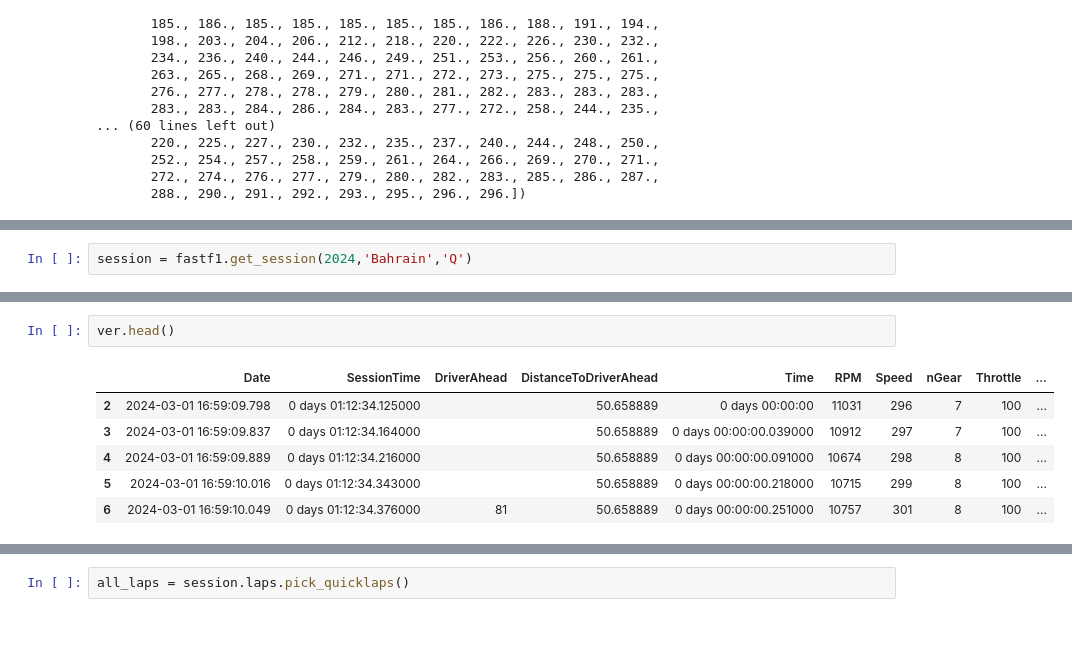
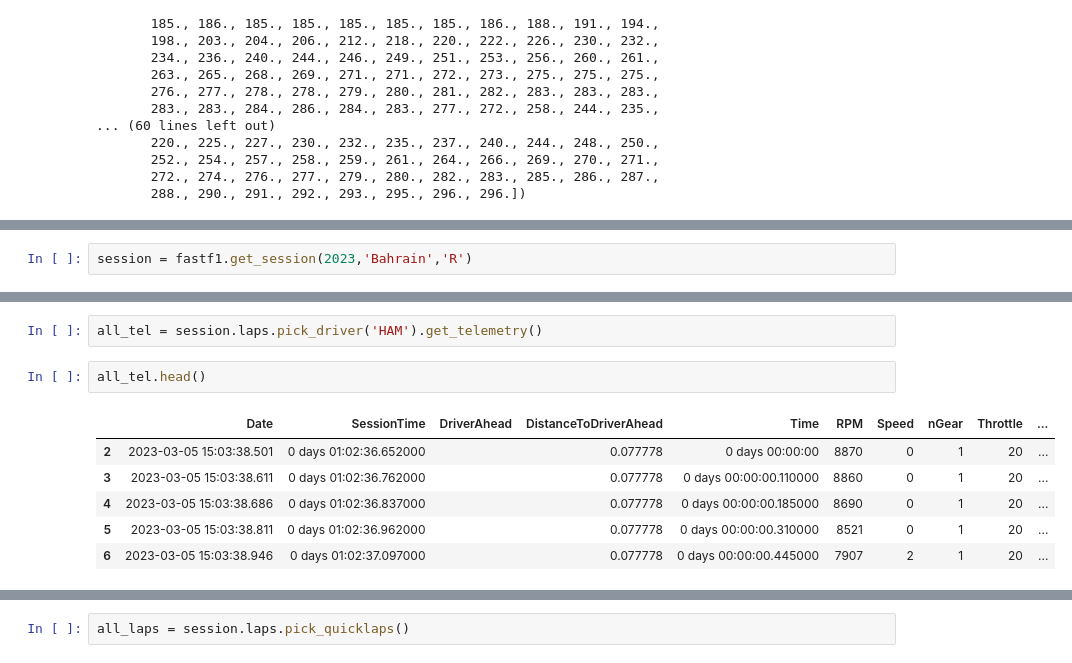
Before and after one commit to srikrishnaa97/F1-data-analysis, a Jupyter notebook: f1_data_analysis.ipynb, the cells around one changed output, grey strips where cells are left out. Drawn from its saved outputs; the diff is of its cells as text; blank space fills up the shorter version.

```diff
--- a/f1_data_analysis.ipynb
+++ b/f1_data_analysis.ipynb
@@ -785,2 +950,2 @@ fastf1.__version__
 # %%
-session = fastf1.get_session(2024,'Bahrain','Q')
+session = fastf1.get_session(2023,'Bahrain','R')
@@ -867,9 +1003,11 @@ lec.head()
+# %%
+all_tel = session.laps.pick_driver('HAM').get_telemetry()
 # %%
-ver.head()
+all_tel.head()
 # %% [output]
 |  | Date | SessionTime | DriverAhead | DistanceToDriverAhead | Time | RPM | Speed | nGear | Throttle | ... |
-| 2 | 2024-03-01 16:59:09.798 | 0 days 01:12:34.125000 |  | 50.658889 | 0 days 00:00:00 | 11031 | 296 | 7 | 100 | ... |
-| 3 | 2024-03-01 16:59:09.837 | 0 days 01:12:34.164000 |  | 50.658889 | 0 days 00:00:00.039000 | 10912 | 297 | 7 | 100 | ... |
-| 4 | 2024-03-01 16:59:09.889 | 0 days 01:12:34.216000 |  | 50.658889 | 0 days 00:00:00.091000 | 10674 | 298 | 8 | 100 | ... |
-| 5 | 2024-03-01 16:59:10.016 | 0 days 01:12:34.343000 |  | 50.658889 | 0 days 00:00:00.218000 | 10715 | 299 | 8 | 100 | ... |
-| 6 | 2024-03-01 16:59:10.049 | 0 days 01:12:34.376000 | 81 | 50.658889 | 0 days 00:00:00.251000 | 10757 | 301 | 8 | 100 | ... |
+| 2 | 2023-03-05 15:03:38.501 | 0 days 01:02:36.652000 |  | 0.077778 | 0 days 00:00:00 | 8870 | 0 | 1 | 20 | ... |
+| 3 | 2023-03-05 15:03:38.611 | 0 days 01:02:36.762000 |  | 0.077778 | 0 days 00:00:00.110000 | 8860 | 0 | 1 | 20 | ... |
+| 4 | 2023-03-05 15:03:38.686 | 0 days 01:02:36.837000 |  | 0.077778 | 0 days 00:00:00.185000 | 8690 | 0 | 1 | 20 | ... |
+| 5 | 2023-03-05 15:03:38.811 | 0 days 01:02:36.962000 |  | 0.077778 | 0 days 00:00:00.310000 | 8521 | 0 | 1 | 20 | ... |
+| 6 | 2023-03-05 15:03:38.946 | 0 days 01:02:37.097000 |  | 0.077778 | 0 days 00:00:00.445000 | 7907 | 2 | 1 | 20 | ... |
```
Also changed, not shown: parts of 46 cells of this notebook, 3 other files.
